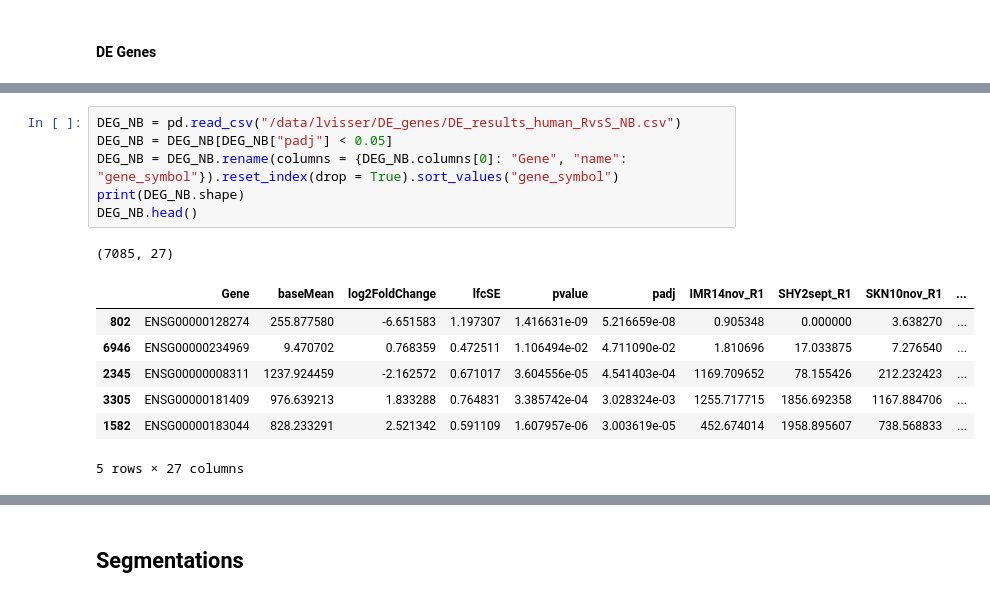
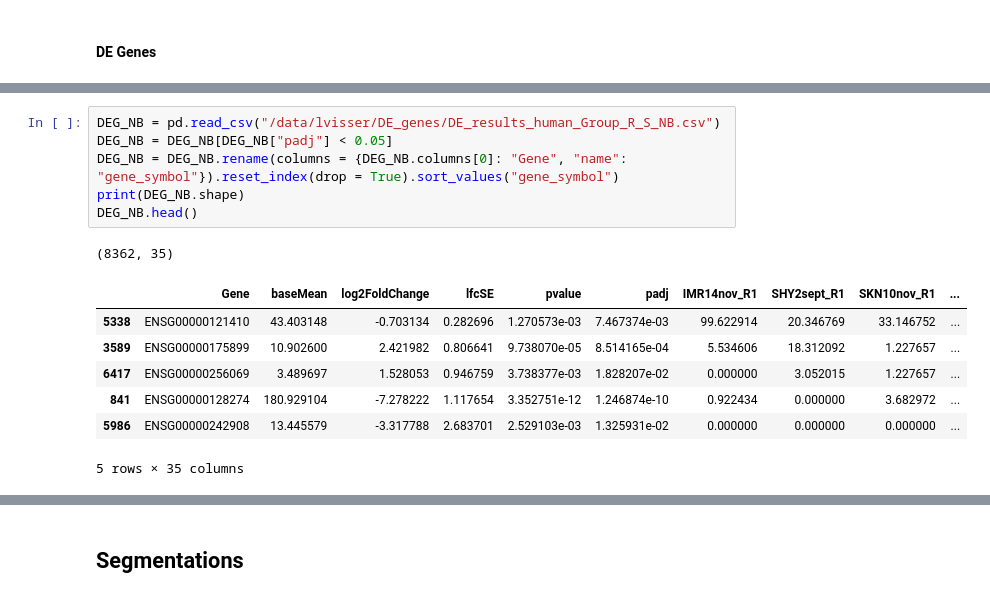
Before and after one commit to Lucmeister55/lvisser, a Jupyter notebook: segment_pm.ipynb, the cells around one changed output, grey strips where cells are left out. Drawn from its saved outputs; the diff is of its cells as text.

```diff
--- a/segment_pm.ipynb
+++ b/segment_pm.ipynb
@@ -591,16 +620,16 @@ DEG_MM.head()
 5 rows × 25 columns
 # %%
-DEG_NB = pd.read_csv("/data/lvisser/DE_genes/DE_results_human_RvsS_NB.csv")
+DEG_NB = pd.read_csv("/data/lvisser/DE_genes/DE_results_human_Group_R_S_NB.csv")
 DEG_NB = DEG_NB[DEG_NB["padj"] < 0.05]
 DEG_NB = DEG_NB.rename(columns = {DEG_NB.columns[0]: "Gene", "name": "gene_symbol"}).reset_index(drop = True).sort_values("gene_symbol")
 print(DEG_NB.shape)
 DEG_NB.head()
 # %% [output]
-(7085, 27)
+(8362, 35)
 |  | Gene | baseMean | log2FoldChange | lfcSE | pvalue | padj | IMR14nov_R1 | SHY2sept_R1 | SKN10nov_R1 | ... |
-| 802 | ENSG00000128274 | 255.877580 | -6.651583 | 1.197307 | 1.416631e-09 | 5.216659e-08 | 0.905348 | 0.000000 | 3.638270 | ... |
-| 6946 | ENSG00000234969 | 9.470702 | 0.768359 | 0.472511 | 1.106494e-02 | 4.711090e-02 | 1.810696 | 17.033875 | 7.276540 | ... |
-| 2345 | ENSG00000008311 | 1237.924459 | -2.162572 | 0.671017 | 3.604556e-05 | 4.541403e-04 | 1169.709652 | 78.155426 | 212.232423 | ... |
-| 3305 | ENSG00000181409 | 976.639213 | 1.833288 | 0.764831 | 3.385742e-04 | 3.028324e-03 | 1255.717715 | 1856.692358 | 1167.884706 | ... |
-| 1582 | ENSG00000183044 | 828.233291 | 2.521342 | 0.591109 | 1.607957e-06 | 3.003619e-05 | 452.674014 | 1958.895607 | 738.568833 | ... |
+| 5338 | ENSG00000121410 | 43.403148 | -0.703134 | 0.282696 | 1.270573e-03 | 7.467374e-03 | 99.622914 | 20.346769 | 33.146752 | ... |
+| 3589 | ENSG00000175899 | 10.902600 | 2.421982 | 0.806641 | 9.738070e-05 | 8.514165e-04 | 5.534606 | 18.312092 | 1.227657 | ... |
+| 6417 | ENSG00000256069 | 3.489697 | 1.528053 | 0.946759 | 3.738377e-03 | 1.828207e-02 | 0.000000 | 3.052015 | 1.227657 | ... |
+| 841 | ENSG00000128274 | 180.929104 | -7.278222 | 1.117654 | 3.352751e-12 | 1.246874e-10 | 0.922434 | 0.000000 | 3.682972 | ... |
+| 5986 | ENSG00000242908 | 13.445579 | -3.317788 | 2.683701 | 2.529103e-03 | 1.325931e-02 | 0.000000 | 0.000000 | 0.000000 | ... |
-5 rows × 27 columns
+5 rows × 35 columns
```
Also changed, not shown: parts of 118 cells of this notebook, 8 other files.
